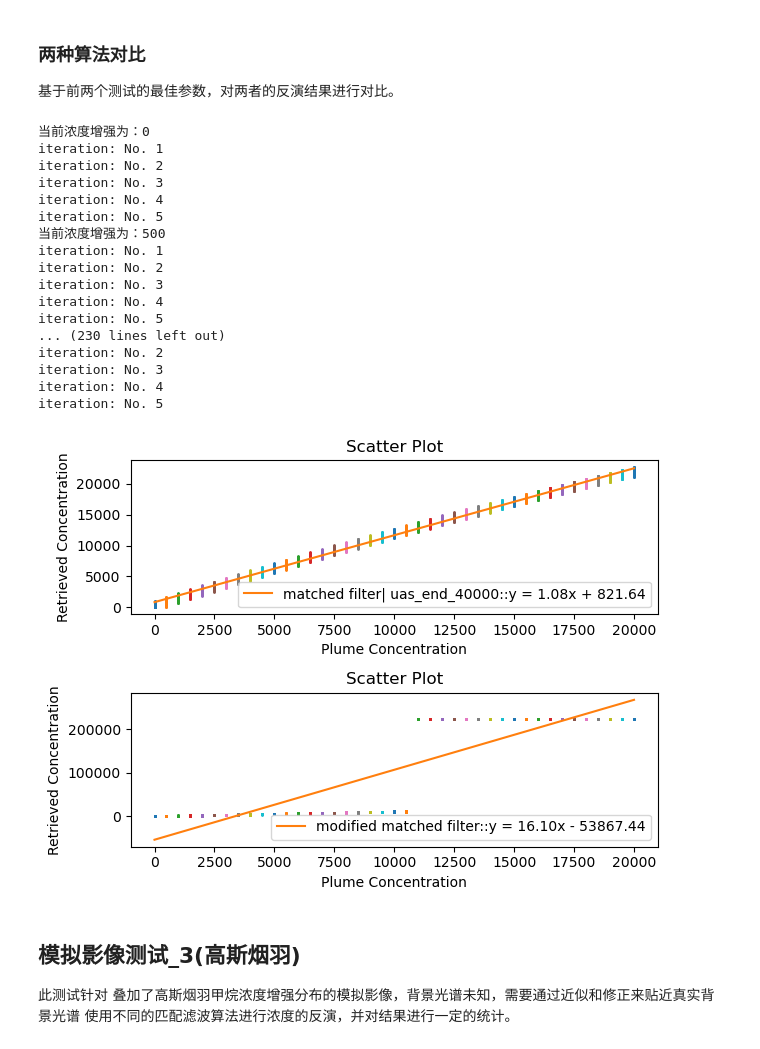
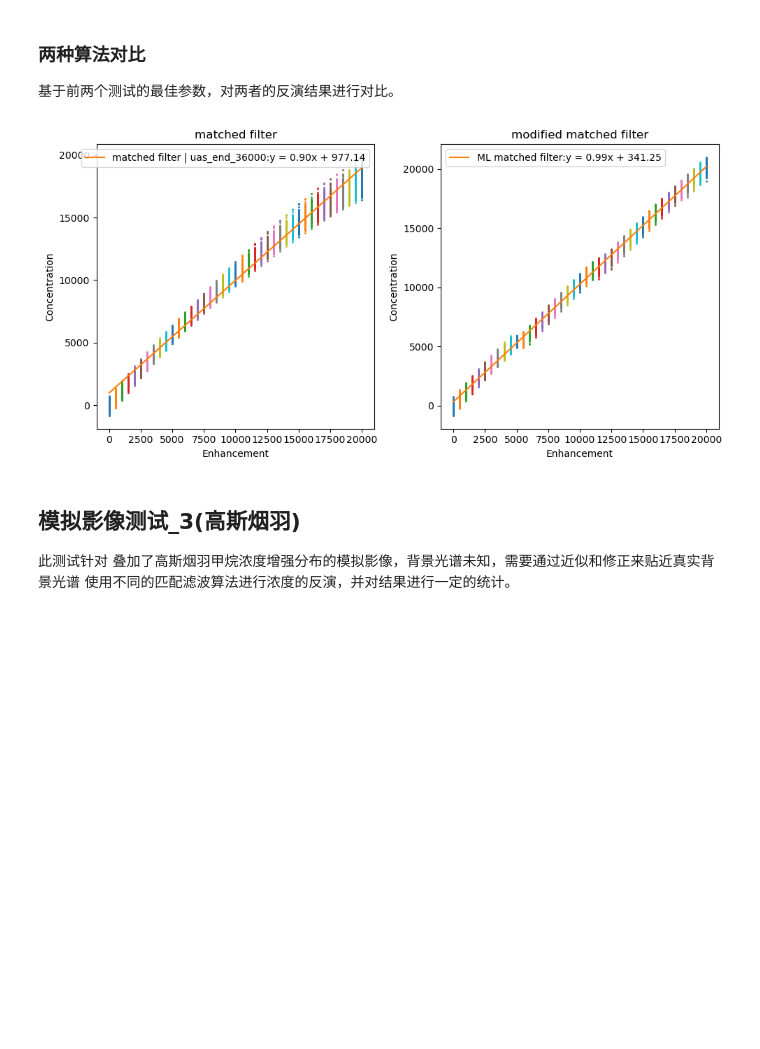
Before and after one commit to Emeric53/MF, a Jupyter notebook: MatchedFilter/algorithm_modification.ipynb, the cells around one changed output. Saved outputs shown, nothing was run; the diff lists cells and outputs as text; code cells hidden in the pictures; blank space fills up the shorter version.

```diff
--- a/MatchedFilter/algorithm_modification.ipynb
+++ b/MatchedFilter/algorithm_modification.ipynb
@@ -1309,12 +1311,10 @@ def imagelevel_test2_3():
     fig,axes = plt.subplots(2,2,figsize=(10,10))
     axf = axes.flatten()
     axindex = 0
-    for end in range(32000,45000,4000):
+    for end in range(36000,50000,4000):
         ax = axf[axindex]
         # 读取单位吸收光谱
-        uas_filepath = f"C:\\Users\\RS\\VSCode\\matchedfiltermethod\\MyData\\uas\\AHSI_UAS_end_{end}.txt"
-        _,uas = nf.open_unit_absorption_spectrum(uas_filepath,2150,2500)
-
+        _,uas = gu.generate_range_uas_AHSI(0,end,2150,2500)
         enhancements = np.arange(0,20000,500)
         resultlist = []
         for enhancement in enhancements:
@@ -1352,16 +1352,19 @@ def imagelevel_test2_4():
         ax = axf[axindex]
         # 读取单位吸收光谱列表
         uaslist = []
-        uasrange = np.arange(0,46000,6000)
+        _,uas = gu.generate_range_uas_AHSI(0,36000,2150,2500)
+        uaslist.append(uas)
+        uasrange = np.arange(6000,46000,6000)
         for i in uasrange:
             _,uas = gu.generate_range_uas_AHSI(i,i+interval,2150,2500)
             uaslist.append(uas)
 
-        enhancements = np.arange(500,20500,500)
+
+        enhancements = np.arange(0,20500,500)
         resultlist = []
         for enhancement in enhancements:
             simulated_image,enhanced_mask,unenhanced_mask = enhancement_2perc(enhancement)
-            result,_ = mf.modified_matched_filter(simulated_image, uaslist)
+            _,result = ML_matched_filter(simulated_image, uaslist,False)
 
             enhanced = result[enhanced_mask]
             unenhanced = result[unenhanced_mask]
@@ -1394,66 +1397,48 @@ def imagelevel_test2_34():
 
     # 读取多层单位吸收光谱,并存储在列表中
     uaslist = []
-    uasrange = np.arange(4000,46000,6000)
-    np.insert(uasrange,0,0)
+    uaslist.append(general_uas)
+    uasrange = np.arange(6000,46000,6000)
     for i in uasrange:
-        ahsi_unit_absorption_spectrum_path = f"C:\\Users\\RS\\VSCode\\matchedfiltermethod\\MyData\\uas\\AHSI_UAS_{i}_{i+6000}.txt"
-        _,uas = nf.open_unit_absorption_spectrum(ahsi_unit_absorption_spectrum_path,2150,2500)
+        _,uas = gu.generate_range_uas_AHSI(i,i+6000,2150,2500)
         uaslist.append(uas)
 
     # 可视化
     fig,ax = plt.subplots(1,2,figsize=(10,5))
     ax1,ax2 = ax[0],ax[1]
 
     # 生成不同浓度增强的模拟影像，并计算浓度增强
     enhancements = np.arange(0,20500,500)
     resultlist = []
     resultlist2 = []
     for enhancement in enhancements:
         simulated_image,enhanced_mask,unenhanced_mask = enhancement_2perc(enhancement)
 
         # 使用匹配滤波算法计算浓度增强
-        result = mf.matched_filter(simulated_image, general_uas, iterate = True, albedoadjust=True, sparsity= False)
+        result = matched_filter(simulated_image, general_uas,False,False,False)
         enhanced = result[enhanced_mask]
         resultlist.append(np.mean(enhanced))
         ax1.plot(enhancement*np.ones(len(enhanced)), enhanced, marker='o', markersize = 1, linestyle='None')
 
-        result,_ = mf.modified_matched_filter(simulated_image, uaslist)
+        _,result = ML_matched_filter(simulated_image, uaslist,False)
         enhanced = result[enhanced_mask]
         resultlist2.append(np.mean(enhanced))
         ax2.plot(enhancement*np.ones(len(enhanced)), enhanced, marker='o', markersize = 1, linestyle='None')
 
     # 创建一个新的 x 值数组用于绘制拟合直线
     polyfit_plot(enhancements,resultlist,ax1,"matched filter | uas_end_36000")
-    polyfit_plot(enhancements,resultlist2,ax2,"modified matched filter")
+    polyfit_plot(enhancements,resultlist2,ax2,"ML matched filter")
 
-    set_plot_details(ax1, "matched filter | uas_end_36000", "Enhancement", "Concentration")
+    set_plot_details(ax1, "matched filter", "Enhancement", "Concentration")
     set_plot_details(ax2, "modified matched filter", "Enhancement", "Concentration")
 
     plt.tight_layout()
     plt.show()
     return resultlist,resultlist2
 
 resultlist1,resultlist2 = imagelevel_test2_34()
 # %% [output]
-当前浓度增强为：0
-iteration: No. 1
-iteration: No. 2
-iteration: No. 3
-iteration: No. 4
-iteration: No. 5
-当前浓度增强为：500
-iteration: No. 1
-iteration: No. 2
-iteration: No. 3
-iteration: No. 4
-iteration: No. 5
-... (230 lines left out)
-iteration: No. 2
-iteration: No. 3
-iteration: No. 4
-iteration: No. 5
-[figure, old version]
+[figure, new version]
 # %% [markdown]
 ## 模拟影像测试_3(高斯烟羽)
 此测试针对 叠加了高斯烟羽甲烷浓度增强分布的模拟影像，背景光谱未知，需要通过近似和修正来贴近真实背景光谱
```
Also changed, not shown: parts of 5 cells of this notebook.
